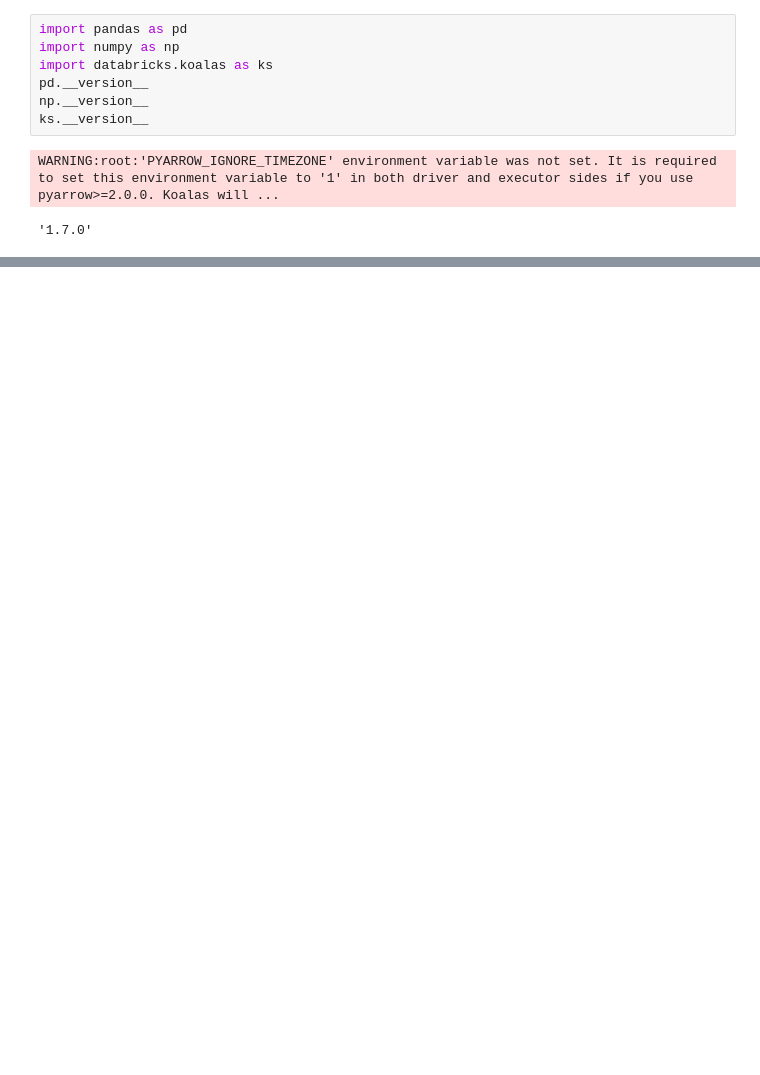
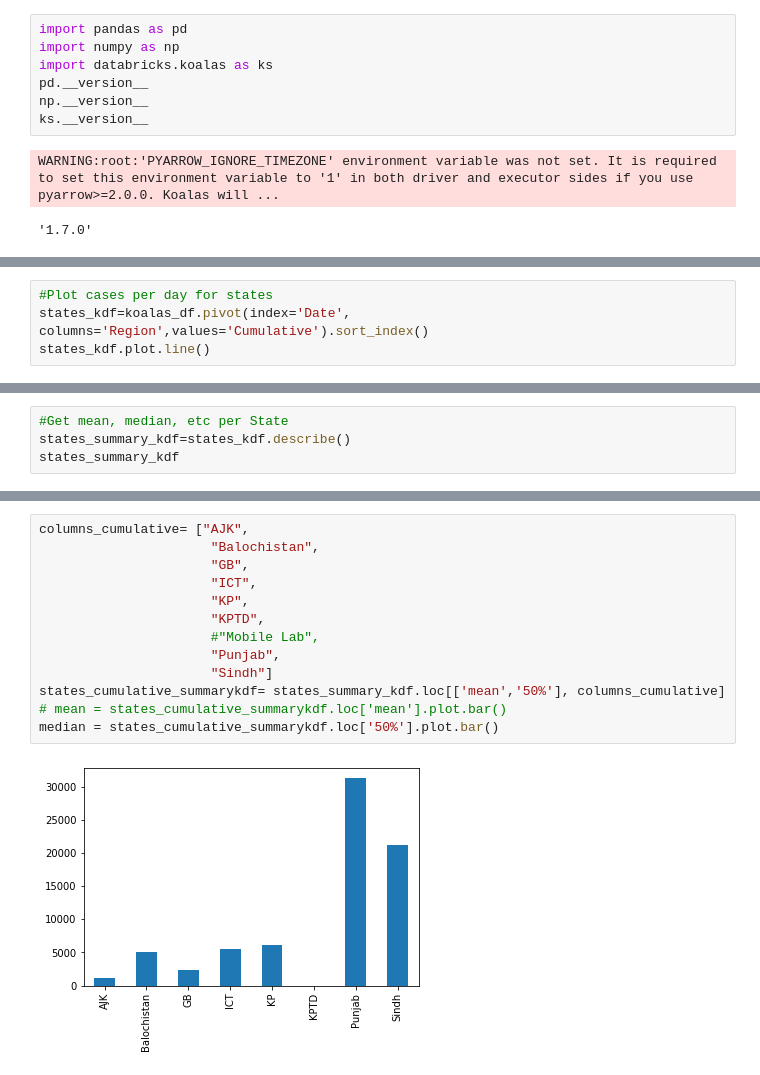
Before and after one commit to komzy/Beethoven-Piano-Music-Creator, a Jupyter notebook: week1/Spark_with_ML_Week_1_Assignment.ipynb, the cells around one changed output, grey strips where cells are left out. Cells and saved outputs as stored; diff of their text form; blank space fills up the shorter version.

```diff
--- a/week1/Spark_with_ML_Week_1_Assignment.ipynb
+++ b/week1/Spark_with_ML_Week_1_Assignment.ipynb
@@ -246,0 +261,4 @@ states_mean_kdf.groupby
+# %%
+#Plot cases per day for states
+states_kdf=koalas_df.pivot(index='Date', columns='Region',values='Cumulative').sort_index()
+states_kdf.plot.line()
@@ -246,0 +267,4 @@ states_mean_kdf.groupby
+# %%
+#Get mean, median, etc per State
+states_summary_kdf=states_kdf.describe()
+states_summary_kdf
@@ -246,0 +281,15 @@ states_mean_kdf.groupby
+# %%
+columns_cumulative= ["AJK",
+                      "Balochistan",
+                      "GB",
+                      "ICT",
+                      "KP",
+                      "KPTD",
+                      #"Mobile Lab",
+                      "Punjab",
+                      "Sindh"]
+states_cumulative_summarykdf= states_summary_kdf.loc[['mean','50%'], columns_cumulative]
+# mean = states_cumulative_summarykdf.loc['mean'].plot.bar()
+median = states_cumulative_summarykdf.loc['50%'].plot.bar()
+# %% [output]
+[figure, added]
```
Also changed, not shown: parts of 13 cells of this notebook.
